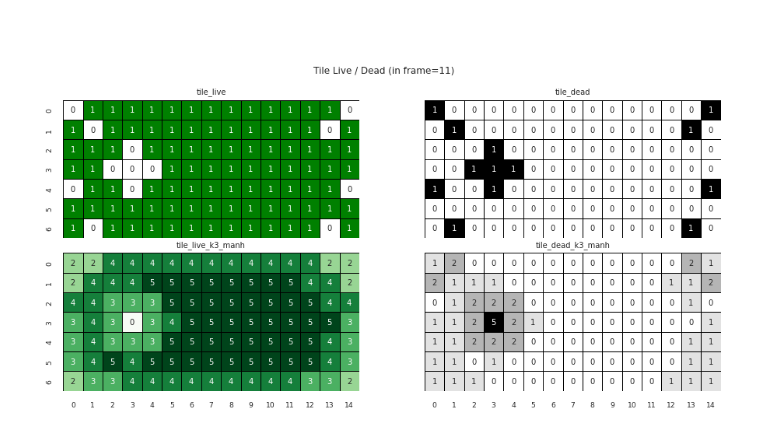
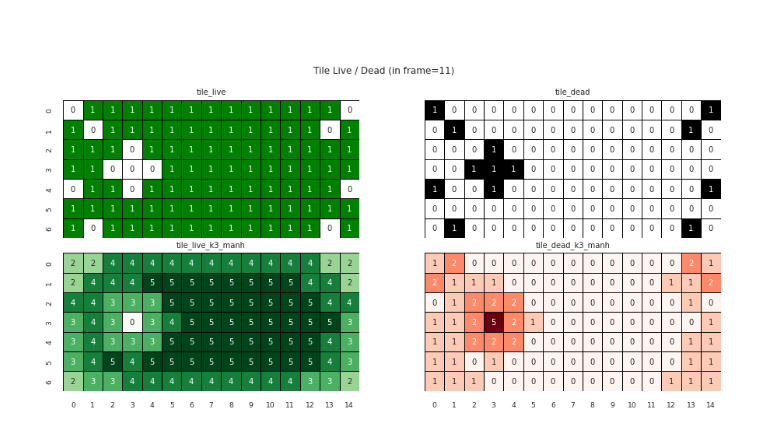
Before and after one commit to justin4480/challenge22, a Jupyter notebook: visulise.ipynb, the cells around one changed output. Cells and saved outputs as stored; diff of their text form; code cells hidden in the pictures.

```diff
--- a/visulise.ipynb
+++ b/visulise.ipynb
@@ -290,23 +290,23 @@ plt.show()
 # %%
 feature = "Tile Live / Dead"
 
 default_params = {'annot': True, 'fmt': "d", 'linecolor': 'black', 'linewidths': .5, 'square': True, 'cbar': False}
 
 input = Input(log_file='right.txt')
 last_frame = input.max_frame
 
 frame, my_matter, op_matter, input_array, board = input.all(last_frame)
 
 fig, ax = plt.subplots(nrows=2, ncols=2, figsize=(10, 5), sharex=True, sharey=True)
 plt.tight_layout(h_pad=1, pad=5)
 
 sns.heatmap(**default_params, ax=ax[0, 0], data=board.tile_live, cmap=['White', 'Green']).set_title('tile_live')
 sns.heatmap(**default_params, ax=ax[1, 0], data=board.tile_live_k3_manh, cmap='Greens').set_title('tile_live_k3_manh')
 
 sns.heatmap(**default_params, ax=ax[0, 1], data=board.tile_dead, cmap=['White', 'Black']).set_title('tile_dead')
-sns.heatmap(**default_params, ax=ax[1, 1], data=board.tile_dead_k3_manh, cmap='Greys').set_title('tile_dead_k3_manh')
+sns.heatmap(**default_params, ax=ax[1, 1], data=board.tile_dead_k3_manh, cmap='Reds').set_title('tile_dead_k3_manh')
 
 plt.suptitle(f'{feature} (in {frame=})')
 plt.show()
 # %% [output]
-[figure, old version]
+[figure, new version]
```
Also changed, not shown: parts of 7 cells of this notebook, 13 other files.
